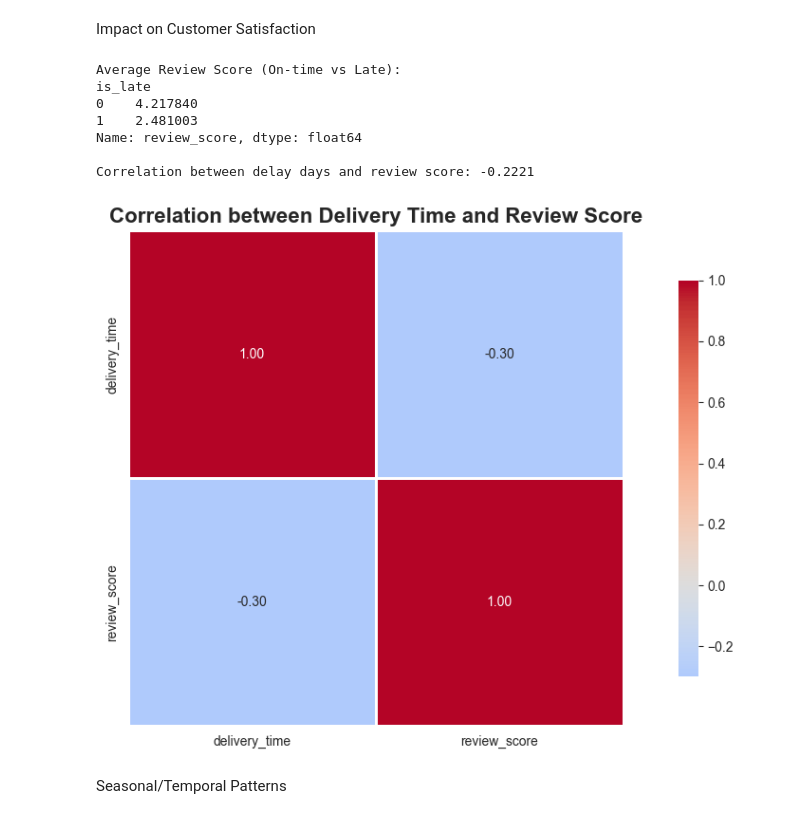
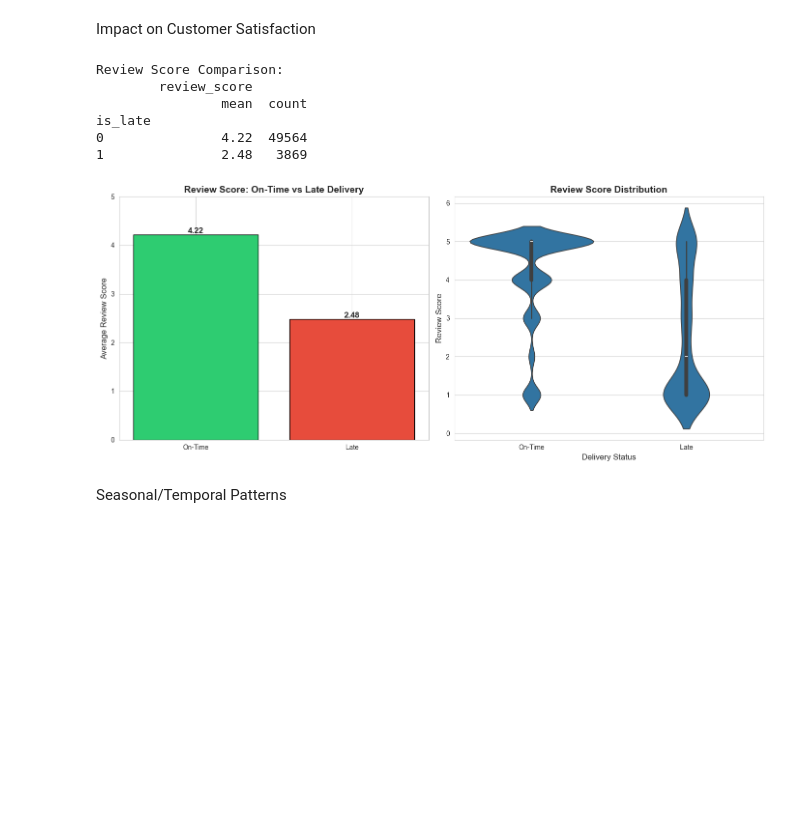
Before and after one commit to haseeb774/end-to-end-olist-analysis, a Jupyter notebook: python_analysis/eda.ipynb, the cells around one changed output. Drawn from its saved outputs; the diff is of its cells as text; code cells hidden in the pictures; blank space fills up the shorter version.

```diff
--- a/python_analysis/eda.ipynb
+++ b/python_analysis/eda.ipynb
@@ -308,34 +433,48 @@ The `ci` parameter is deprecated. Use `errorbar=None` for the same effect.
 # %% [markdown]
 Impact on Customer Satisfaction
 # %%
-# Do late deliveries cause bad reviews? (correlation analysis)
-# Create a comparison: avg review score for on-time vs late deliveries
-col = ["delivery_time","review_score"]
 
-comparison = df.groupby('is_late')['review_score'].mean()
-print("Average Review Score (On-time vs Late):")
+# Compare review scores: On-time vs Late
+comparison = df.groupby('is_late').agg({
+    'review_score': ['mean', 'count']
+}).round(2)
+
+print("\nReview Score Comparison:")
 print(comparison)
 
-# Calculate Correlation
-correlation = df[['delivery_delay', 'review_score']].corr().iloc[0, 1]
-print(f"\nCorrelation between delay days and review score: {correlation:.4f}")
+# Visualize
+fig, axes = plt.subplots(1, 2, figsize=(14, 6))
 
-# Visualize the relationship
+# Chart 1: Bar comparison
+review_comparison = df.groupby('is_late')['review_score'].mean()
+colors = ['#2ecc71', '#e74c3c']
+axes[0].bar(['On-Time', 'Late'], review_comparison.values, color=colors, edgecolor='black')
+axes[0].set_ylabel('Average Review Score', fontsize=12)
+axes[0].set_title('Review Score: On-Time vs Late Delivery', fontsize=14, fontweight='bold')
+axes[0].set_ylim([0, 5])
 
-sns.heatmap(df[col].corr(), annot=True, fmt=".2f", cmap="coolwarm", center=0, square=True, linewidths=1, cbar_kws={"shrink": 0.8})
-plt.title('Correlation between Delivery Time and Review Score', fontsize=16, fontweight='bold')
+# Add value labels
+for i, v in enumerate(review_comparison.values):
+    axes[0].text(i, v, f'{v:.2f}', ha='center', va='bottom', fontsize=12, fontweight='bold')
+
+# Chart 2: Distribution comparison
+df_sample = df.sample(min(10000, len(df)))  # Sample for performance
+sns.violinplot(data=df_sample, x='is_late', y='review_score', ax=axes[1])
+axes[1].set_xticklabels(['On-Time', 'Late'])
+axes[1].set_xlabel('Delivery Status', fontsize=12)
+axes[1].set_ylabel('Review Score', fontsize=12)
+axes[1].set_title('Review Score Distribution', fontsize=14, fontweight='bold')
+
 plt.tight_layout()
-# plt.savefig('outputs/visualizations/11_delivery_time_review_correlation.png', dpi=300, bbox_inches='tight')
 plt.show()
 # %% [output]
-Average Review Score (On-time vs Late):
+Review Score Comparison:
+        review_score
+                mean  count
 is_late
-0    4.217840
-1    2.481003
-Name: review_score, dtype: float64
-
-Correlation between delay days and review score: -0.2221
+0               4.22  49564
+1               2.48   3869
-[figure, old version]
+[figure, new version]
 # %% [markdown]
 Seasonal/Temporal Patterns
 # %%
```
Also changed, not shown: parts of 6 cells of this notebook, 8 other files.
